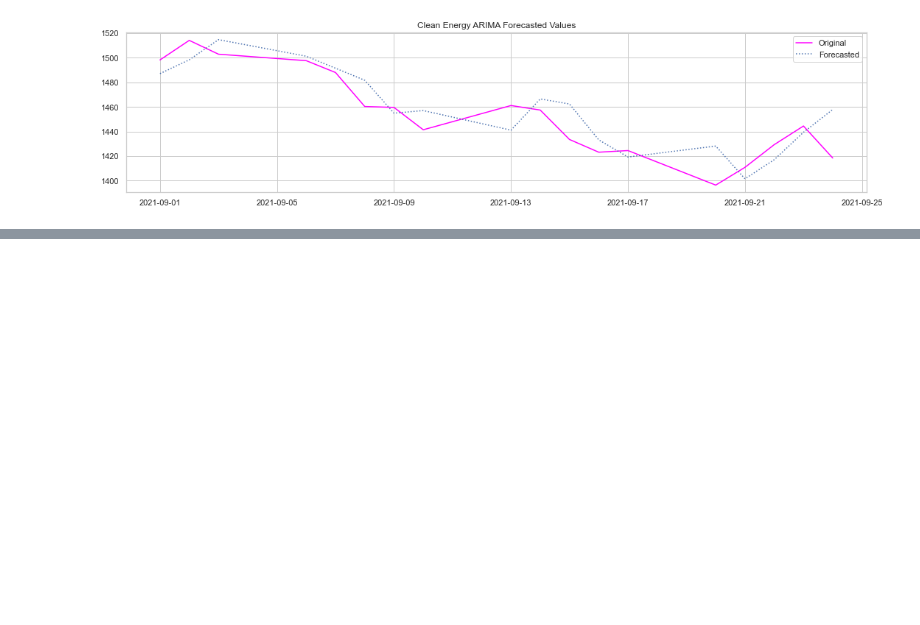
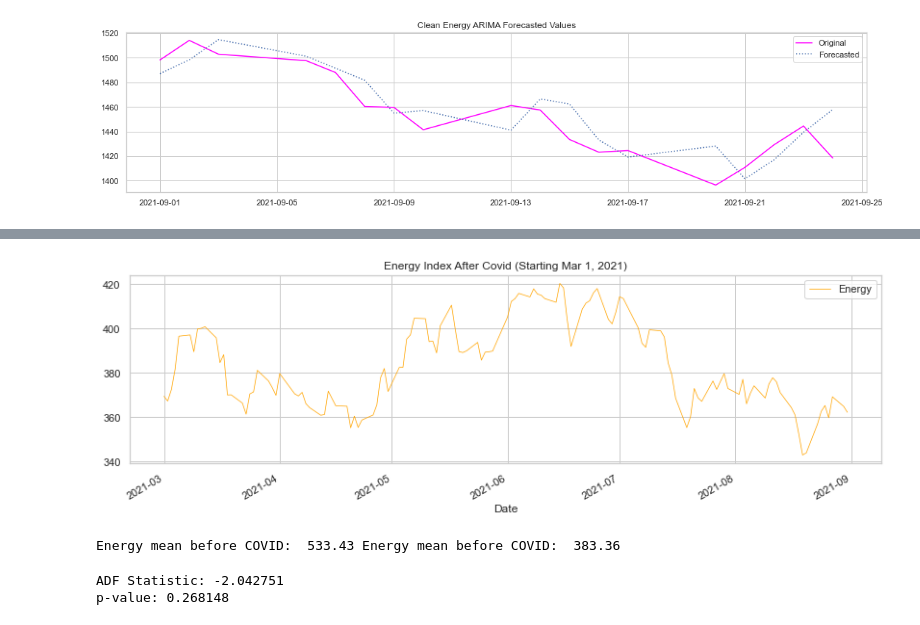
Before and after one commit to gokce-d/DS4A_Team37, a Jupyter notebook: DS4A/DS4A_ARIMA.ipynb, the cells around one changed output, grey strips where cells are left out. Drawn from its saved outputs; the diff is of its cells as text; code cells hidden in the pictures; blank space fills up the shorter version.

```diff
--- a/DS4A/DS4A_ARIMA.ipynb
+++ b/DS4A/DS4A_ARIMA.ipynb
@@ -211,0 +258,24 @@ plt.savefig('DS4A/plots/clean_forecasted.jpg');
+# %%
+sns.set(rc={'figure.figsize':(14, 4)})
+sns.set_theme(style="whitegrid")
+energy_after['Index'].plot(linewidth=0.7, color="orange", label="Energy")
+plt.title("Energy Index After Covid (Starting Mar 1, 2021)")
+plt.legend()
+plt.savefig('plots/regular_after.jpg');
+# %% [output]
+[figure, added]
+# %%
+print("Energy mean before COVID: ", round(energy_before["Index"].mean(),2), "Energy mean before COVID: ", round(energy_after["Index"].mean(),2))
+# %% [output]
+Energy mean before COVID:  533.43 Energy mean before COVID:  383.36
+# %%
+from statsmodels.tsa.stattools import adfuller
+from numpy import log
+result = adfuller(energy_after["Index"])
+print('ADF Statistic: %f' % result[0])
+print('p-value: %f' % result[1])
+
+#From here we understand no differencing is needed
+# %% [output]
+ADF Statistic: -2.042751
+p-value: 0.268148
```
Also changed, not shown: parts of 26 cells of this notebook, 9 other files.
